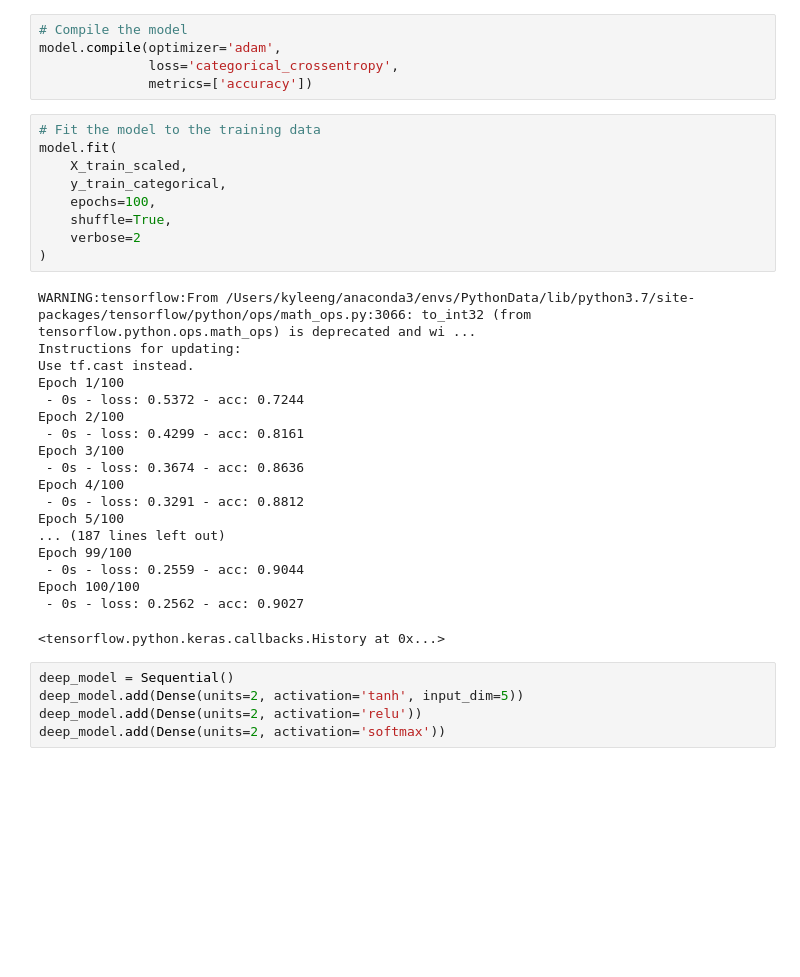
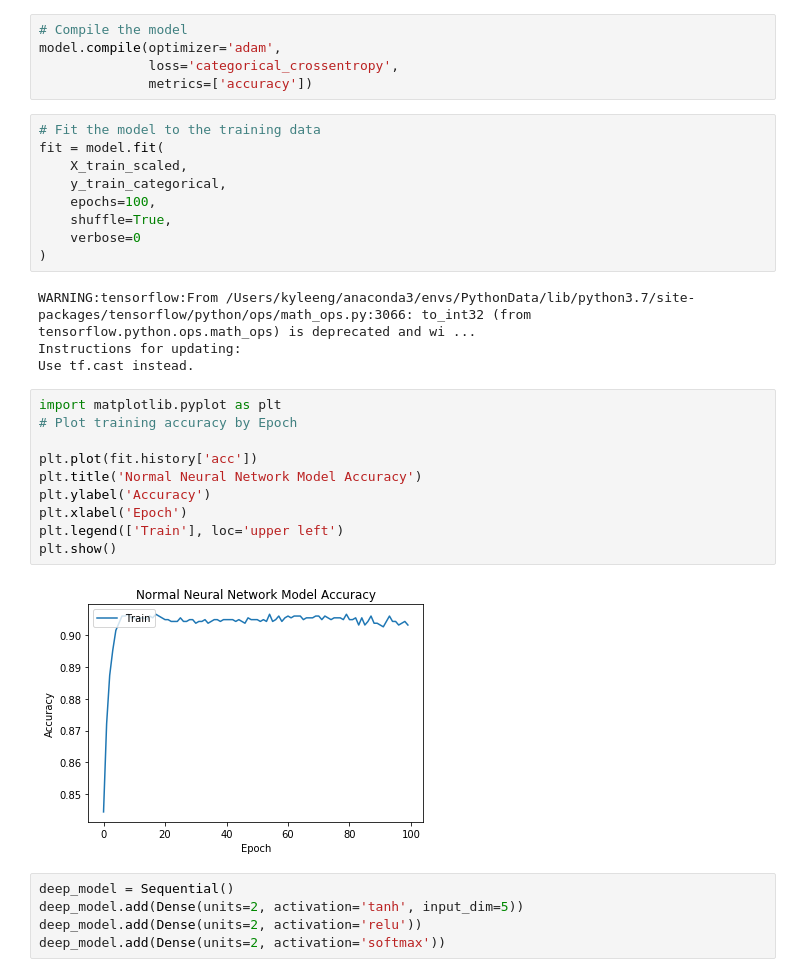
Before and after one commit to kyleeng827/Corporate-Espionage, a Jupyter notebook: Twitter - Neural Network.ipynb, the cells around one changed output. Cells and saved outputs as stored; diff of their text form; blank space fills up the shorter version.

Commit message:
visualizations

```diff
--- a/Twitter - Neural Network.ipynb
+++ b/Twitter - Neural Network.ipynb
@@ -158,32 +158,29 @@ model.compile(optimizer='adam',
               metrics=['accuracy'])
 # %%
 # Fit the model to the training data
-model.fit(
+fit = model.fit(
     X_train_scaled,
     y_train_categorical,
     epochs=100,
     shuffle=True,
-    verbose=2
+    verbose=0
 )
 # %% [output]
 WARNING:tensorflow:From /Users/kyleeng/anaconda3/envs/PythonData/lib/python3.7/site-packages/tensorflow/python/ops/math_ops.py:3066: to_int32 (from tensorflow.python.ops.math_ops) is deprecated and wi ...
 Instructions for updating:
 Use tf.cast instead.
-Epoch 1/100
- - 0s - loss: 0.5372 - acc: 0.7244
-Epoch 2/100
- - 0s - loss: 0.4299 - acc: 0.8161
-Epoch 3/100
- - 0s - loss: 0.3674 - acc: 0.8636
-Epoch 4/100
- - 0s - loss: 0.3291 - acc: 0.8812
-Epoch 5/100
-... (187 lines left out)
-Epoch 99/100
- - 0s - loss: 0.2559 - acc: 0.9044
-Epoch 100/100
- - 0s - loss: 0.2562 - acc: 0.9027
-<tensorflow.python.keras.callbacks.History at 0x...>
+# %%
+import matplotlib.pyplot as plt
+# Plot training accuracy by Epoch
+
+plt.plot(fit.history['acc'])
+plt.title('Normal Neural Network Model Accuracy')
+plt.ylabel('Accuracy')
+plt.xlabel('Epoch')
+plt.legend(['Train'], loc='upper left')
+plt.show()
+# %% [output]
+[figure, added]
 # %%
 deep_model = Sequential()
 deep_model.add(Dense(units=2, activation='tanh', input_dim=5))
```
Also changed, not shown: parts of 13 cells of this notebook.
